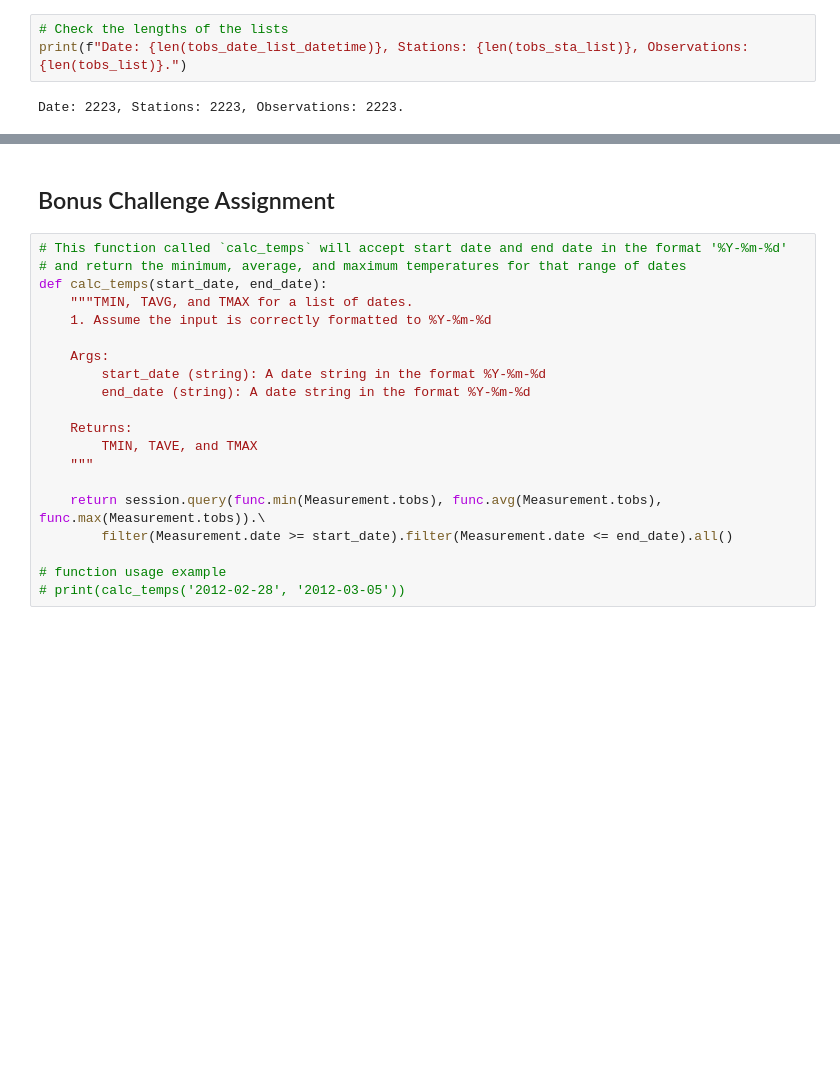
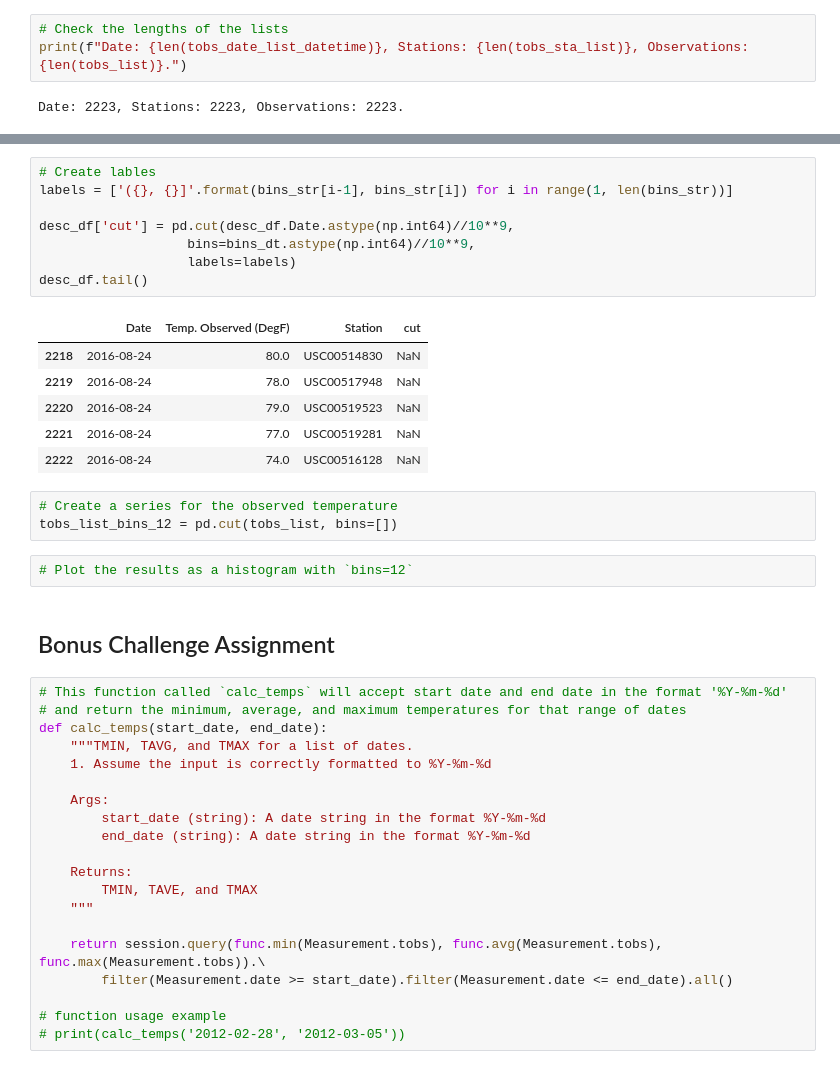
Before and after one commit to IrinaUX/sqlalchemy-challenge, a Jupyter notebook: weather_analysis.ipynb, the cells around one changed output, grey strips where cells are left out. Cells and saved outputs as stored; diff of their text form; blank space fills up the shorter version.

```diff
--- a/weather_analysis.ipynb
+++ b/weather_analysis.ipynb
@@ -469,3 +579,23 @@ tobs_df
+# %%
+# Create lables
+labels = ['({}, {}]'.format(bins_str[i-1], bins_str[i]) for i in range(1, len(bins_str))]
+
+desc_df['cut'] = pd.cut(desc_df.Date.astype(np.int64)//10**9,
+                   bins=bins_dt.astype(np.int64)//10**9,
+                   labels=labels)
+desc_df.tail()
+# %% [output]
+|  | Date | Temp. Observed (DegF) | Station | cut |
+| 2218 | 2016-08-24 | 80.0 | USC00514830 | NaN |
+| 2219 | 2016-08-24 | 78.0 | USC00517948 | NaN |
+| 2220 | 2016-08-24 | 79.0 | USC00519523 | NaN |
+| 2221 | 2016-08-24 | 77.0 | USC00519281 | NaN |
+| 2222 | 2016-08-24 | 74.0 | USC00516128 | NaN |
+# %%
+# Create a series for the observed temperature
+tobs_list_bins_12 = pd.cut(tobs_list, bins=[])
+# %%
+# Plot the results as a histogram with `bins=12`
 # %% [markdown]
 ## Bonus Challenge Assignment
 # %%
```
Also changed, not shown: parts of 15 cells of this notebook.
